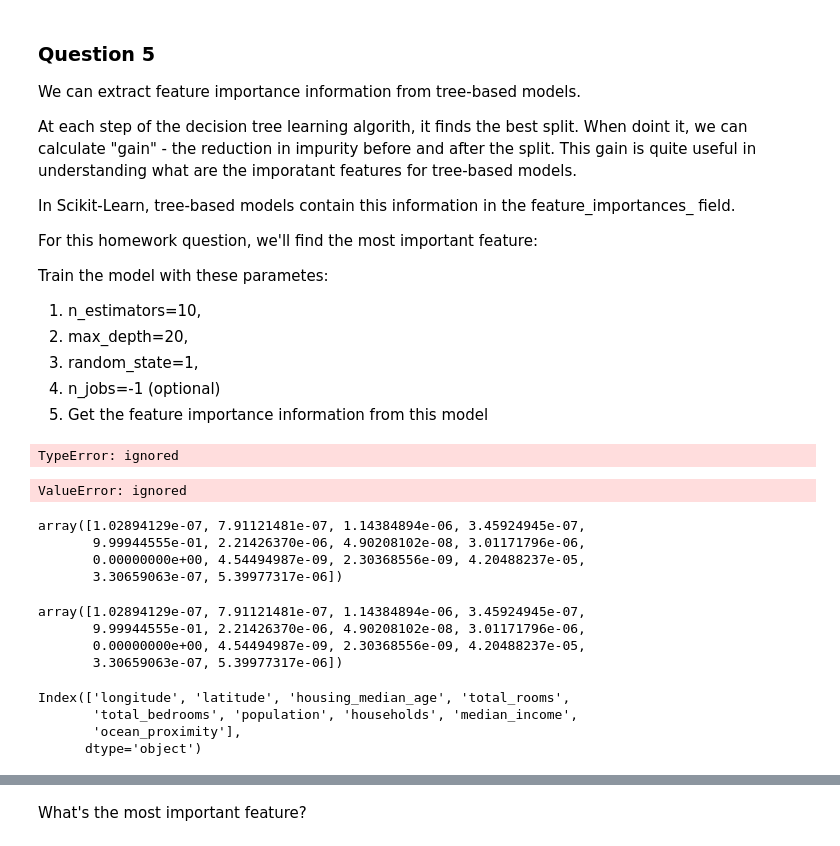
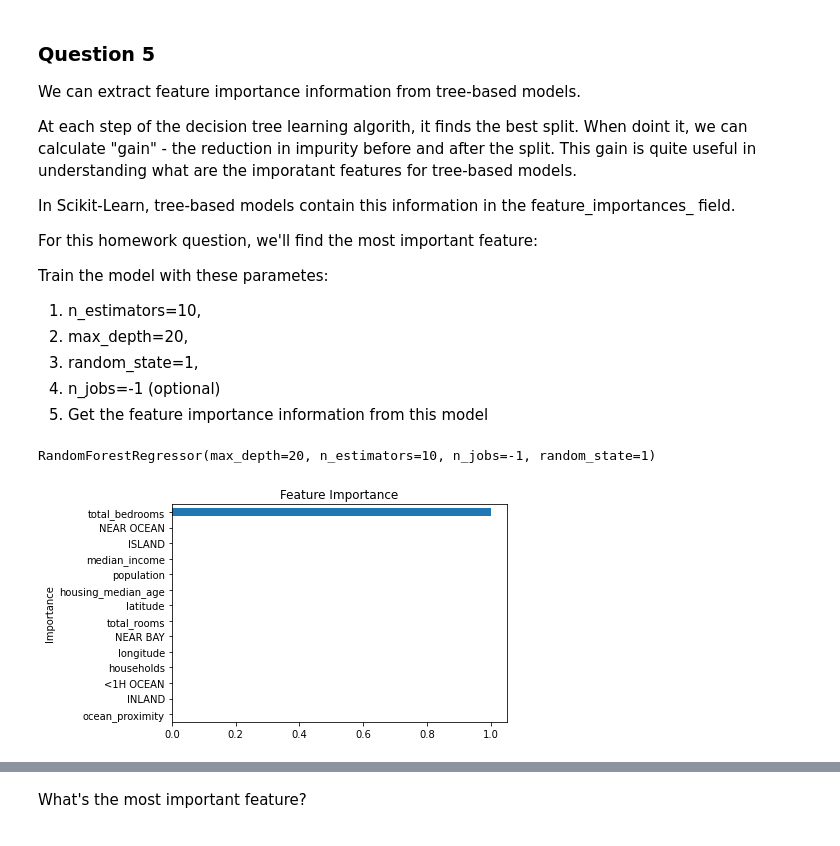
Before and after one commit to subair99/ML_Zoomcamp_2022, a Jupyter notebook: ML_Zoomcamp_Session__6_Homework.ipynb, the cells around one changed output, grey strips where cells are left out. Saved outputs shown, nothing was run; the diff lists cells and outputs as text; code cells hidden in the pictures.

```diff
--- a/ML_Zoomcamp_Session__6_Homework.ipynb
+++ b/ML_Zoomcamp_Session__6_Homework.ipynb
@@ -286,48 +286,21 @@ Train the model with these parametes:
 rf5 = RandomForestRegressor(n_estimators=10, max_depth=20, random_state=1, n_jobs=-1)
 
 rf5.fit(X_train, y_train)
-
-pred_val = rf5.predict(X_val)
-
-RMSE_val = mean_squared_error(y_val, pred_val)
-
-print('RMSE_val:', RMSE_val)
 # %% [output]
-TypeError: ignored
+RandomForestRegressor(max_depth=20, n_estimators=10, n_jobs=-1, random_state=1)
 # %%
 # Get feature names from training data
-features = df_train.columns
+features = df_train.columns.to_list() + ['<1H OCEAN', 'INLAND', 'NEAR OCEAN', 'NEAR BAY', 'ISLAND']
 
 # Extract importances from model
 importances = rf5.feature_importances_
 
-# Create a series with feature names and importances
-feat_imp = pd.Series(importances, index=features).sort_values()
+feat_imp = pd.Series(importances, index=features).sort_values(ascending=True)
+
+# Plot the feature importances
+feat_imp.plot(kind="barh",
+              xlabel="Importance",
+              ylabel="Feature",
+              title="Feature Importance");
 # %% [output]
-ValueError: ignored
+[figure, added]
-# %%
-importances
-# %% [output]
-array([1.02894129e-07, 7.91121481e-07, 1.14384894e-06, 3.45924945e-07,
-       9.99944555e-01, 2.21426370e-06, 4.90208102e-08, 3.01171796e-06,
-       0.00000000e+00, 4.54494987e-09, 2.30368556e-09, 4.20488237e-05,
-       3.30659063e-07, 5.39977317e-06])
-# %%
-
-# Plot the feature importances
-feat_imp.plot(kind="barh",
-              xlabel="Importance",
-              ylabel="Feature",
-              title="Feature Importance");
-# %% [output]
-array([1.02894129e-07, 7.91121481e-07, 1.14384894e-06, 3.45924945e-07,
-       9.99944555e-01, 2.21426370e-06, 4.90208102e-08, 3.01171796e-06,
-       0.00000000e+00, 4.54494987e-09, 2.30368556e-09, 4.20488237e-05,
-       3.30659063e-07, 5.39977317e-06])
-# %%
-features
-# %% [output]
-Index(['longitude', 'latitude', 'housing_median_age', 'total_rooms',
-       'total_bedrooms', 'population', 'households', 'median_income',
-       'ocean_proximity'],
-      dtype='object')
```
Also changed, not shown: parts of 13 cells of this notebook.
